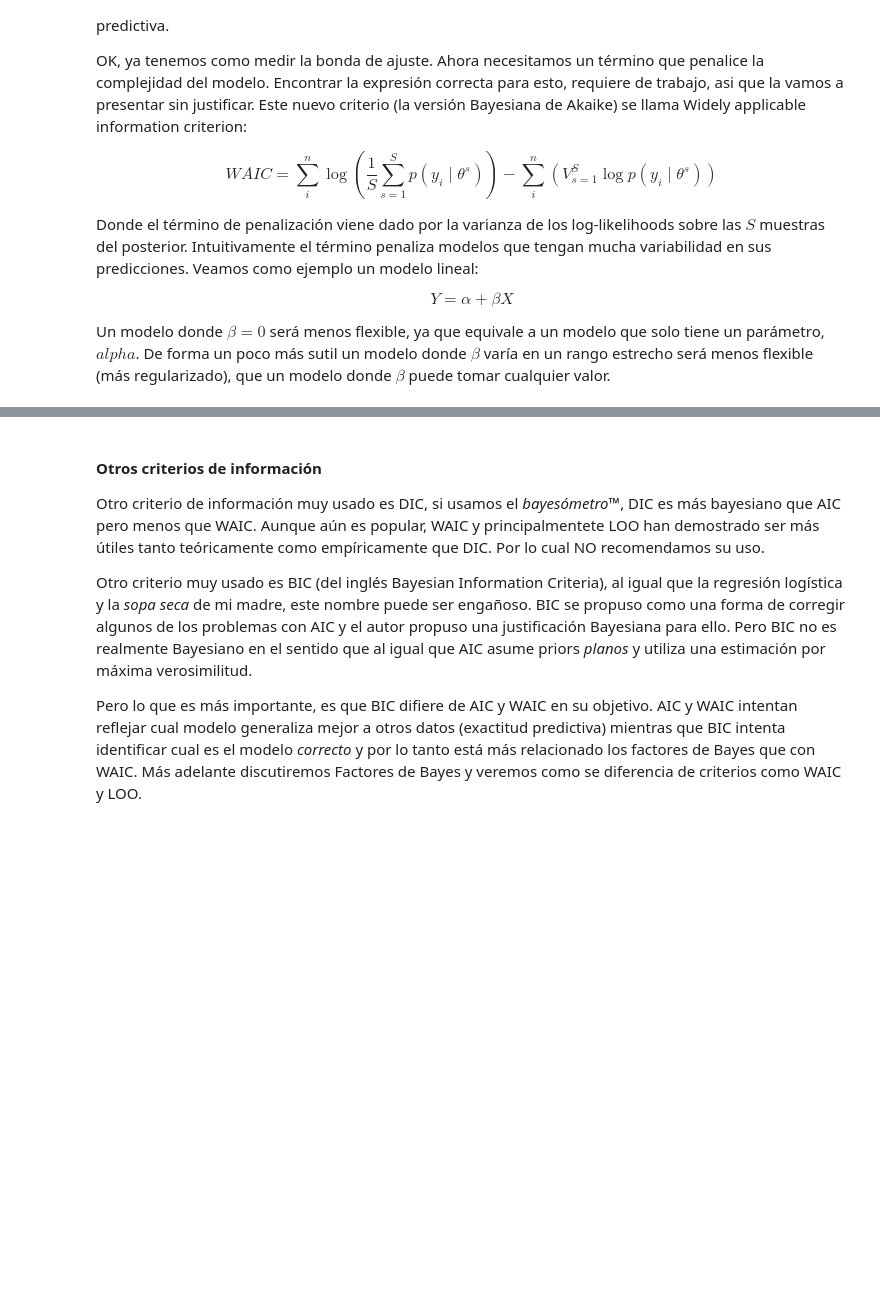
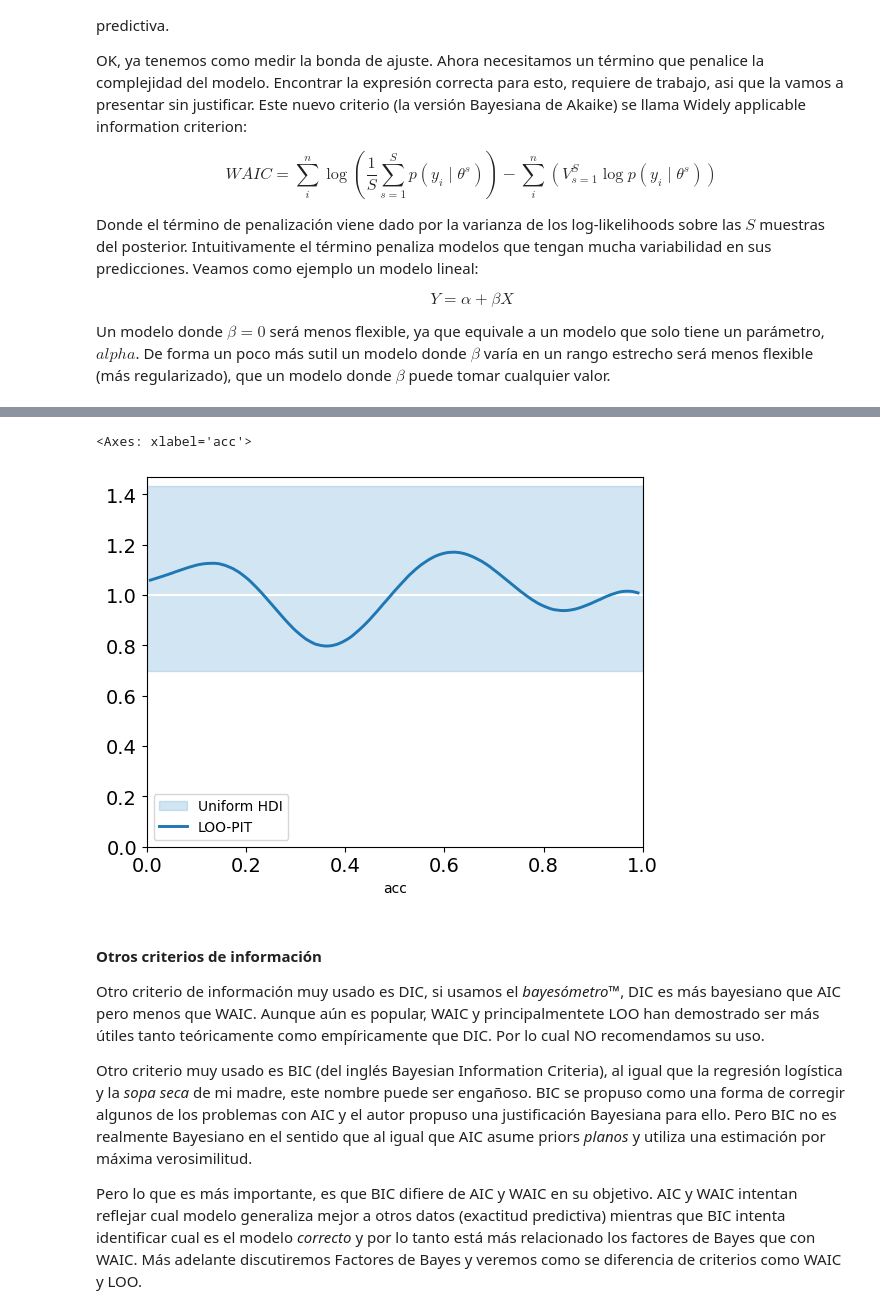
Before and after one commit to LCD-UNSAM/estadistica_e_inferencia_II, a Jupyter notebook: 04_Flujo_de_trabajo_bayesiano.ipynb, the cells around one changed output, grey strips where cells are left out. Saved outputs shown, nothing was run; the diff lists cells and outputs as text; code cells hidden in the pictures; blank space fills up the shorter version.

```diff
--- a/04_Flujo_de_trabajo_bayesiano.ipynb
+++ b/04_Flujo_de_trabajo_bayesiano.ipynb
@@ -561,3 +627,8 @@ completar!!
+# %%
+az.plot_loo_pit(idata_cat, y="acc", use_hdi=True)
+# %% [output]
+<Axes: xlabel='acc'>
+[figure, added]
 # %% [markdown]
 #### Otros criterios de información
 
```
Also changed, not shown: parts of 31 cells of this notebook, 4 other files.
